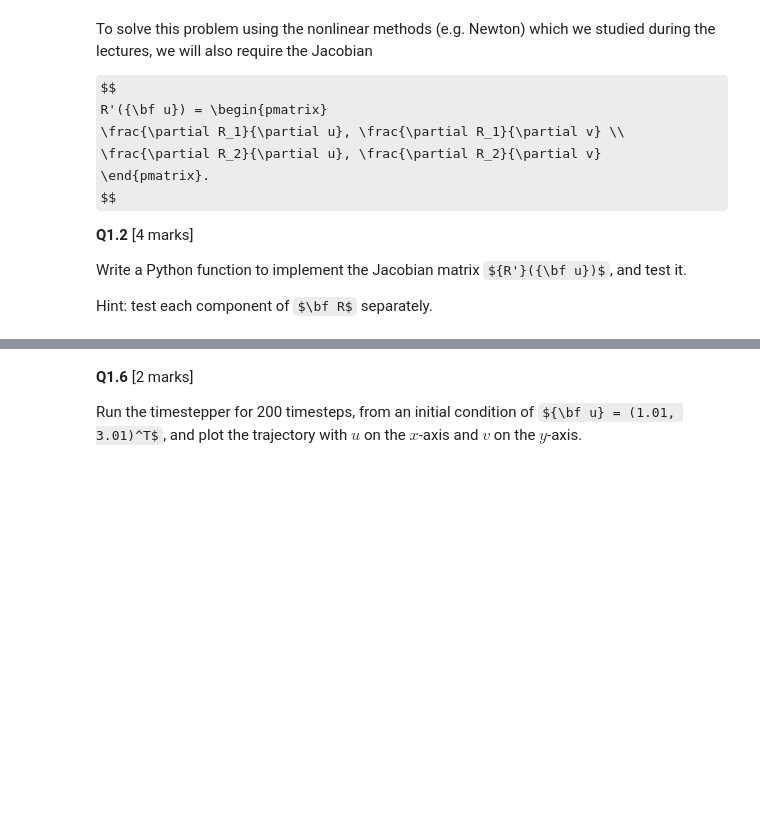
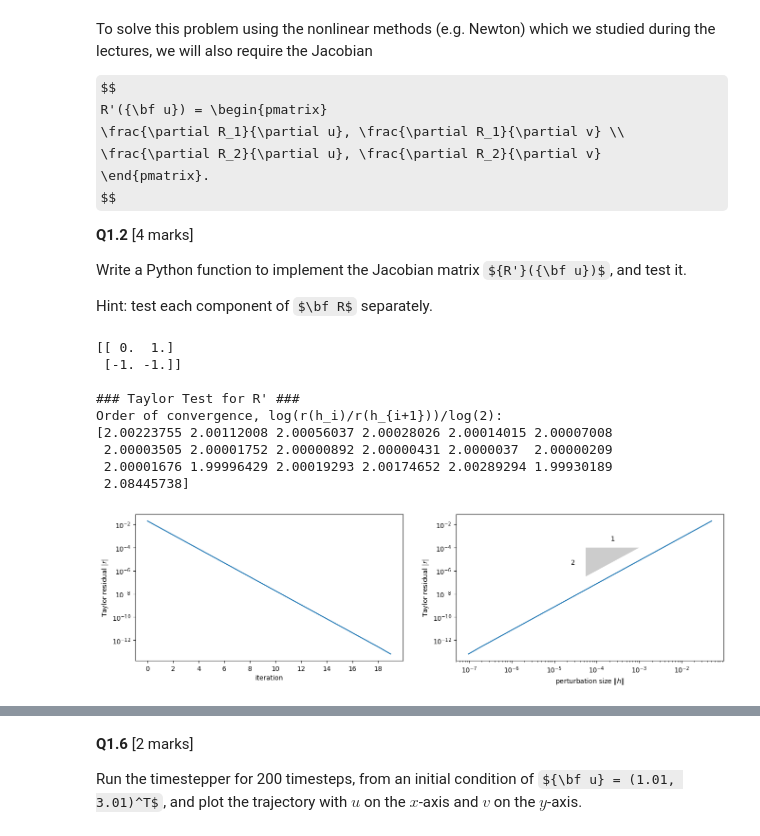
Before and after one commit to benedikt-samwer/inversion_and_optimization_2, a Jupyter notebook: Assessment2_pt2.ipynb, the cells around one changed output, grey strips where cells are left out. Saved outputs shown, nothing was run; the diff lists cells and outputs as text; code cells hidden in the pictures; some formulas as TeX source; blank space fills up the shorter version.

```diff
--- a/Assessment2_pt2.ipynb
+++ b/Assessment2_pt2.ipynb
@@ -85,7 +168,50 @@ Write a Python function to implement the Jacobian matrix ${R'}({\bf u})$, and te
 
 Hint: test each component of $\bf R$ separately.
 # %%
-def Rprime(u):
+def Rprime(u, v, A=1, B=3):
+    """
+    Computes the Jacobian matrix R'(u, v) for the Brusselator system.
+
+    Parameters:
+        u (float): Variable u
+        v (float): Variable v
+        A (float, optional): Reaction rate A (default=1)
+        B (float, optional): Reaction rate B (default=3)
+
+    Returns:
+        numpy array: Jacobian matrix
+    """
+    J = np.array([[2 * u * v - (B + 1), u**2], [B - 2 * u * v, -(u**2)]])
+    return J
+
+
+# Example usage
+print(Rprime(u_test, v_test))
+
+
+# Define test point (randomly chosen within range 0-5)
+np.random.seed(42)  # Fixing seed for reproducibility
+u_test = np.random.uniform(0, 5)
+v_test = np.random.uniform(0, 5)
+x_R = np.array([u_test, v_test])  # Input for R and R'
+
+# Define initial perturbation (small random vector)
+h0_R = np.random.uniform(-0.1, 0.1, size=2)
+
+# Run Taylor test for R'
+print("\n### Taylor Test for R' ###")
+taylor_test(lambda x: R(x[0], x[1]), lambda x: Rprime(x[0], x[1]), x_R, h0_R)
+# %% [output]
+[[ 0.  1.]
+ [-1. -1.]]
+
+### Taylor Test for R' ###
+Order of convergence, log(r(h_i)/r(h_{i+1}))/log(2):
+[2.00223755 2.00112008 2.00056037 2.00028026 2.00014015 2.00007008
+ 2.00003505 2.00001752 2.00000892 2.00000431 2.0000037  2.00000209
+ 2.00001676 1.99996429 2.00019293 2.00174652 2.00289294 1.99930189
+ 2.08445738]
+[figure, added]
 # %% [markdown]
 **Q1.3** [4 marks]
 
```
Also changed, not shown: parts of 25 cells of this notebook, 1 other file.
